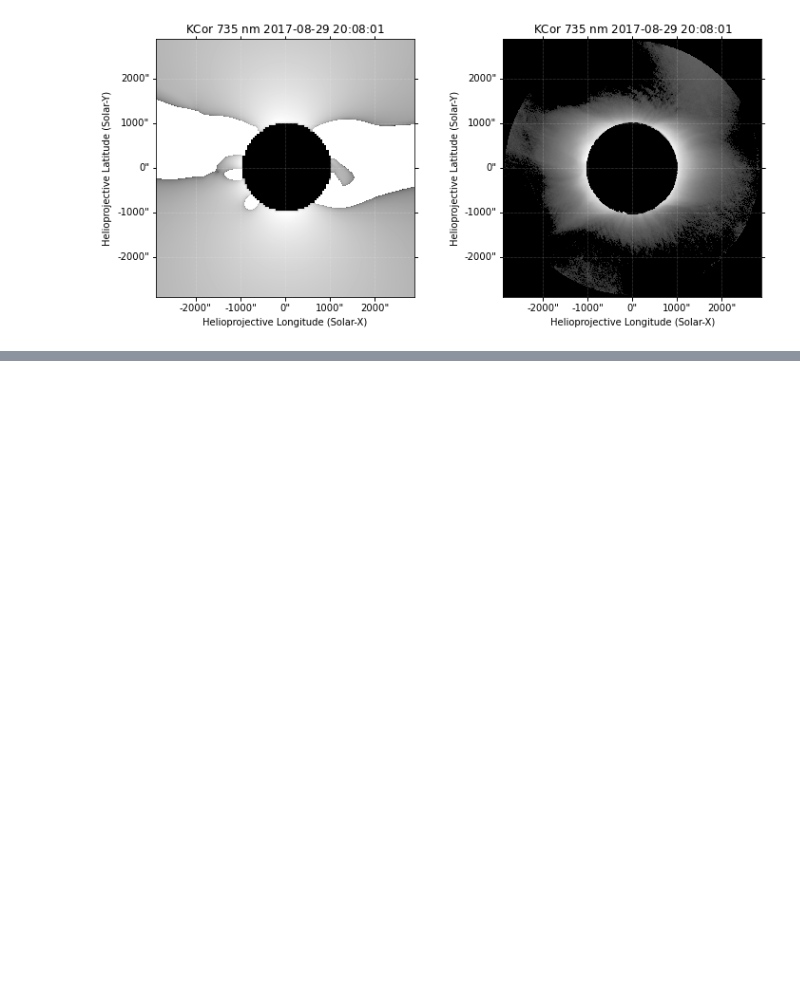
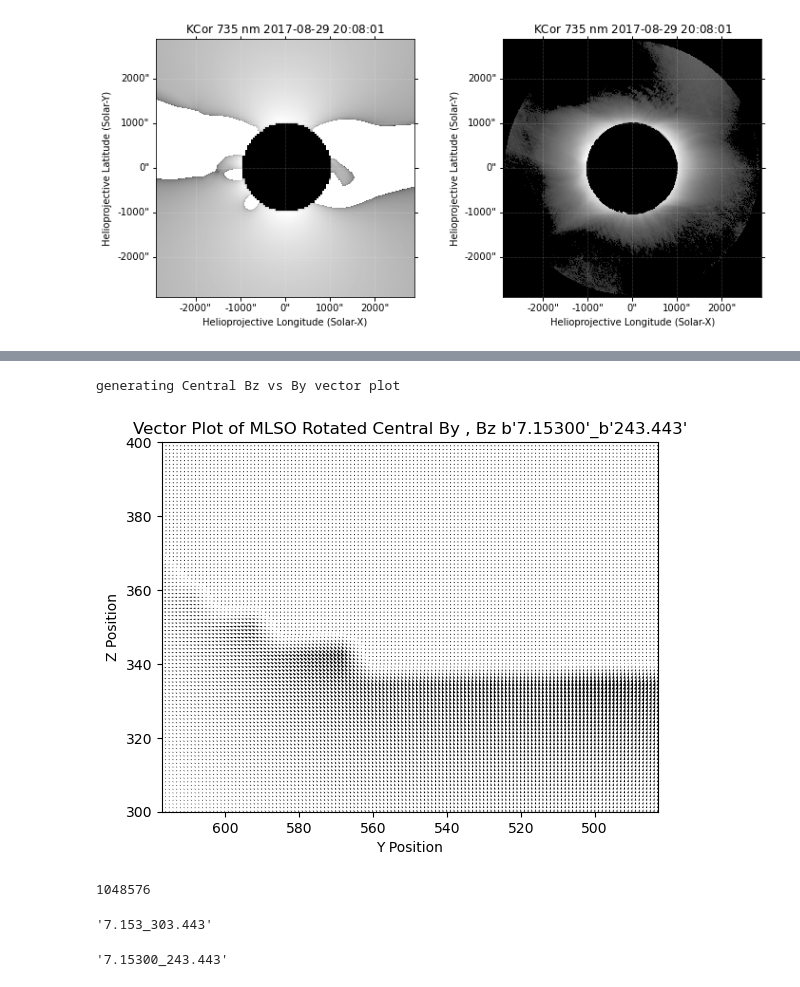
Before and after one commit to crura/CoronaMETRIC, a Jupyter notebook: Jupyter_Notebooks/Coalign PSI_FORWARD with MLSO Images.ipynb, the cells around one changed output, grey strips where cells are left out. Drawn from its saved outputs; the diff is of its cells as text; code cells hidden in the pictures; blank space fills up the shorter version.

```diff
--- a/Jupyter_Notebooks/Coalign PSI_FORWARD with MLSO Images.ipynb
+++ b/Jupyter_Notebooks/Coalign PSI_FORWARD with MLSO Images.ipynb
@@ -838,0 +982,2 @@ plt.show()
+# %%
+b_central_idl_saved = readsav(os.path.join(repo_path,'Output/Central_B_Field_MLSO_Coaligned.sav'))
@@ -838,0 +986,44 @@ plt.show()
+# %%
+bx_central_coaligned = b_central_idl_saved['bx_central_coaligned']
+by_central_coaligned = b_central_idl_saved['by_central_coaligned']
+bz_central_coaligned = b_central_idl_saved['bz_central_coaligned']
+# %%
+print('generating Central Bz vs By vector plot')
+params = str(crlt_obs_print) + '_' +  str(crln_obs_print)
+# define n x n grid with spacing dy, dz
+dy = np.linspace(0,by_central_coaligned.shape[0]-1, by_central_coaligned.shape[0])
+dz = np.linspace(0,bz_central_coaligned.shape[0]-1,bz_central_coaligned.shape[0])
+# make plot large
+mpl.rcParams.update(mpl.rcParamsDefault)
+widths = np.linspace(0,500,by_central_coaligned.size)
+plt.quiver(dy,dz,by_central_coaligned,bz_central_coaligned,linewidths=widths) #Make B_x, B_y the x and y directions of each field vector
+# zoom in plot
+plt.axis('equal')
+plt.xlim(600,500)
+plt.ylim(300,400)
+# make title
+plt.title('Vector Plot of MLSO Rotated Central By , Bz ' + params)
+plt.xlabel('Y Position')
+plt.ylabel('Z Position')
+plt.show()
+plt.close()
+# %% [output]
+generating Central Bz vs By vector plot
+[figure, added]
+# %%
+by_central_coaligned.size
+/Users/crura/Desktop/Research/github/Image-Coalignment/Output/7.15300_243.443.sav
+# %% [output]
+1048576
+# %%
+params
+# %% [output]
+'7.153_303.443'
+# %%
+idl_save = readsav(os.path.join(repo_path,'Data/model_parameters.sav'))
+crln_obs_print = idl_save['crln_obs_print']
+crlt_obs_print = idl_save['crlt_obs_print']
+params = str(crlt_obs_print,'utf-8') + '_' +  str(crln_obs_print,'utf-8')
+params
+# %% [output]
+'7.15300_243.443'
```
Also changed, not shown: parts of 23 cells of this notebook.
